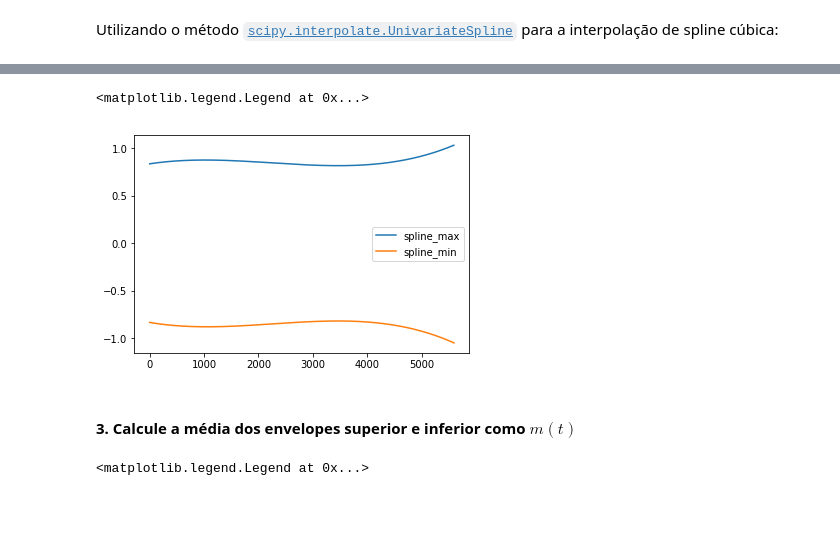
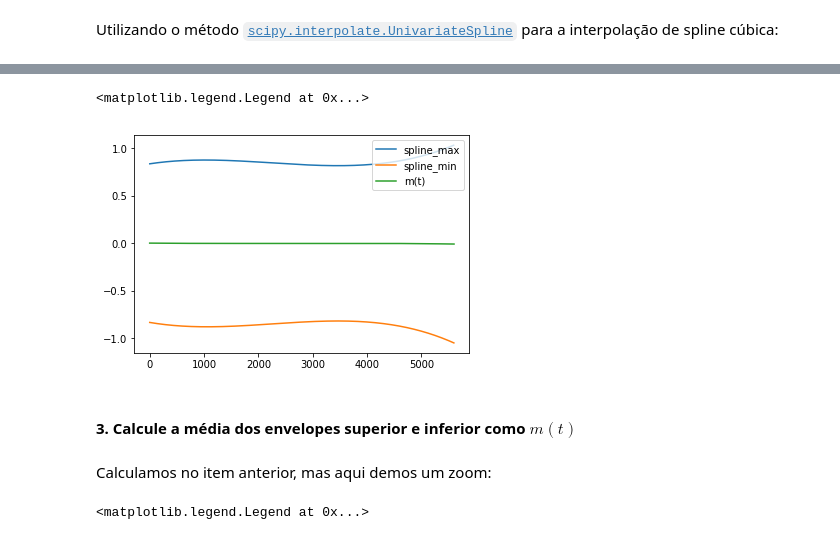
Before and after one commit to fernandascovino/FGV_Numerical_Analysis, a Jupyter notebook: project/Huang_Hilbert_transform_project4.ipynb, the cells around one changed output, grey strips where cells are left out. Saved outputs shown, nothing was run; the diff lists cells and outputs as text; code cells hidden in the pictures; blank space fills up the shorter version.

```diff
--- a/project/Huang_Hilbert_transform_project4.ipynb
+++ b/project/Huang_Hilbert_transform_project4.ipynb
@@ -193 +169,6 @@ Achamos as posições da lista que correspondem aos mínimos e máximos locais:
+# %%
+extremos = find_extremas(x)
+# %%
+max_t, min_t = extremos[0]
+max_x, min_x = extremos[1]
 # %%
@@ -256,9 +220,38 @@ plt.legend()
+# %%
+def find_envelopes(x, extremos):
+
+    """
+    Obtém os envelopes superior e inferior da função (por uma spline cúbica), e a média.
+
+    :param x: pontos da função
+    :param extremos: retorno da função find_extremas
+    """
+
+    max_t, min_t = extremos[0]
+    max_x, min_x = extremos[1]
+
+    # Obtém o envelope superior
+    f_max = UnivariateSpline(max_t, max_x, k=3)
+    s_max = f_max(max_t)
+
+    # Obtém o envelope inferior
+    f_min = UnivariateSpline(min_t, min_x, k=3)
+    s_min = f_min(min_t)
+
+    # Calcula a média dos envelopes
+    t = list(range(len(x)))
+    m_t = (f_max(t) + f_min(t))/2
+
+    return s_max, s_min, m_t
+# %%
+s_max, s_min, m_t = find_envelopes(x, extremos)
 # %%
 plt.plot(max_t, s_max, label='spline_max')
 plt.plot(min_t, s_min, label='spline_min')
+plt.plot(m_t, label='m(t)')
 plt.legend()
 # %% [output]
 <matplotlib.legend.Legend at 0x...>
-[figure, old version]
+[figure, new version]
 # %% [markdown]
 #### 3. Calcule a média dos envelopes superior e inferior como $m(t)$
@@ -268,3 +258,5 @@ m_t = (f_max(t) + f_min(t))/2
+# %% [markdown]
+Calculamos no item anterior, mas aqui demos um zoom:
 # %%
 plt.plot(m_t, label='m(t)')
 plt.legend()
```
Also changed, not shown: parts of 28 cells of this notebook.
